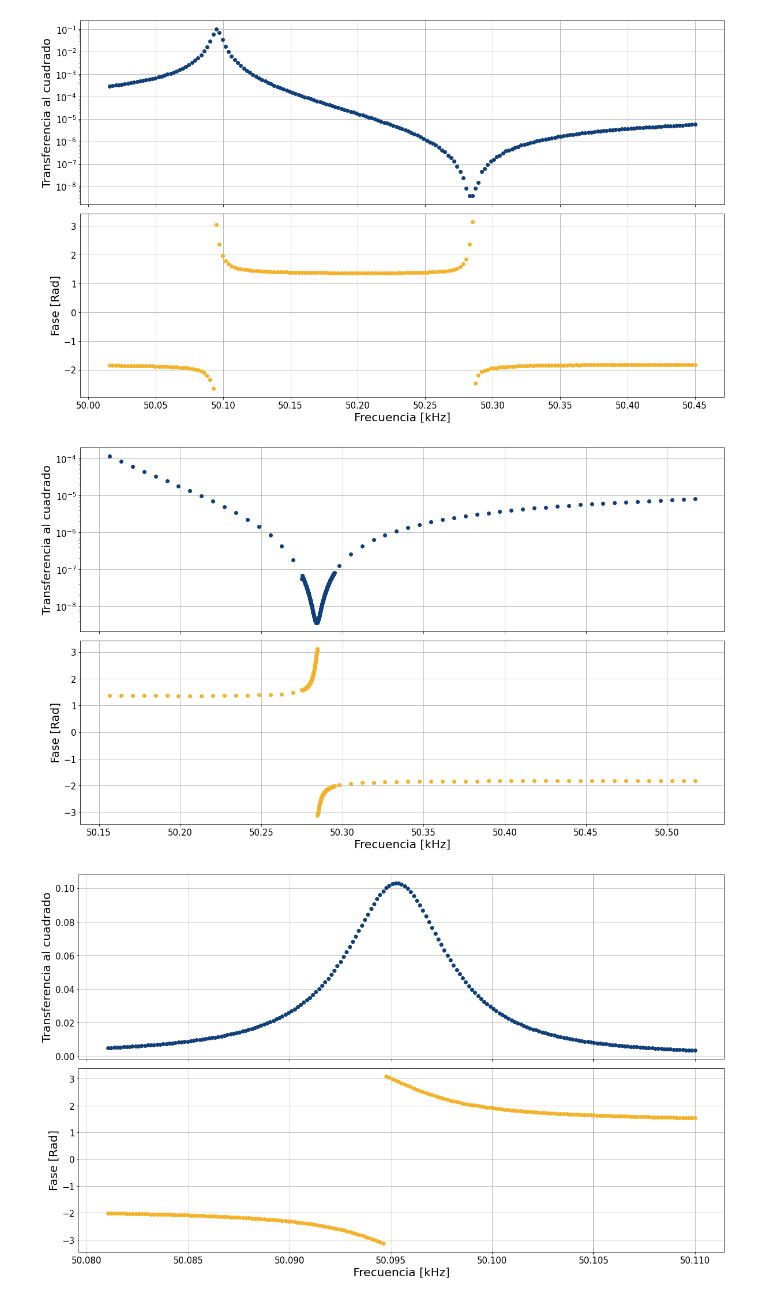
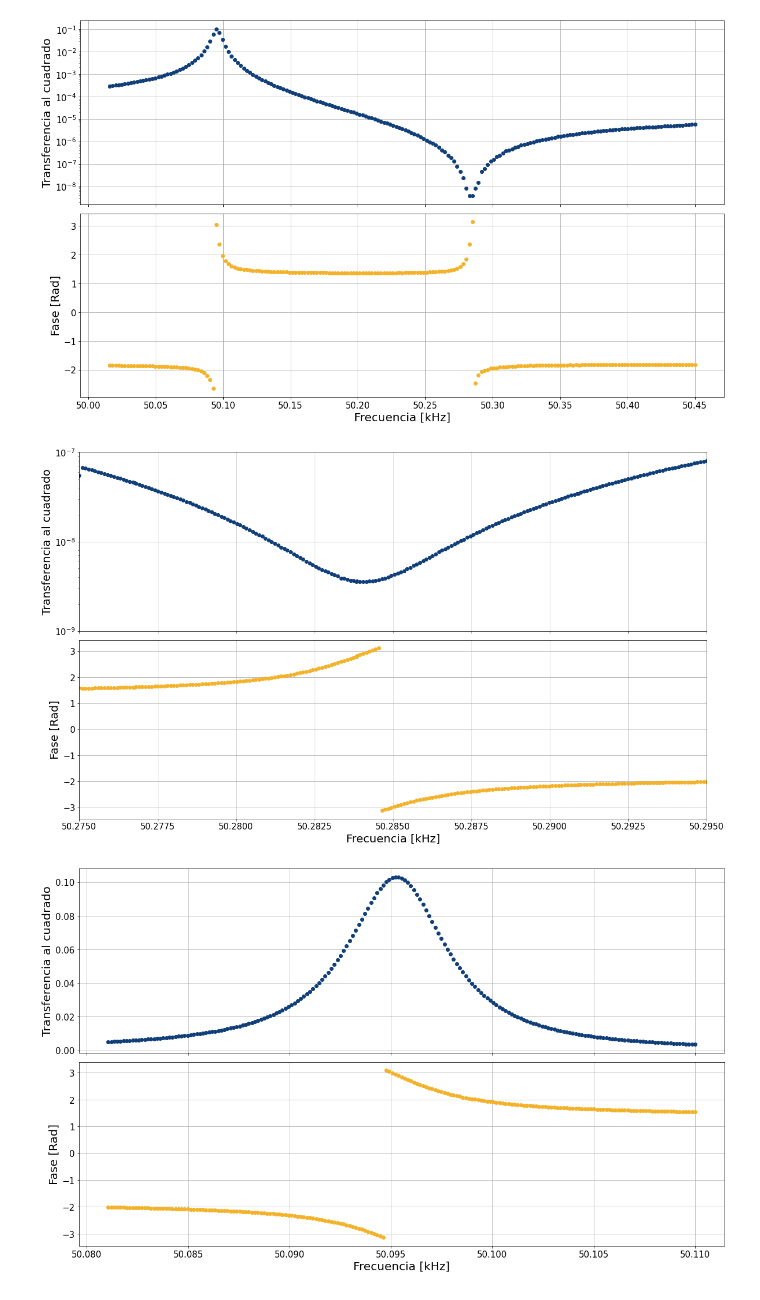
Before and after one commit to tdinapoli/labo-4, a Jupyter notebook: actividad_6/figuras.ipynb, the cells around one changed output. Cells and saved outputs as stored; diff of their text form; code cells hidden in the pictures.

```diff
--- a/actividad_6/figuras.ipynb
+++ b/actividad_6/figuras.ipynb
@@ -95,34 +111,38 @@ plt.show()
 fig, (axr, axt) = plt.subplots(2, figsize=(20,12), sharex=True)
 fig.subplots_adjust(hspace=0.05)
 
 n=1
 frecs = meds[n][8:60,0]/1000
 rs = meds[n][8:60,1]
 ts = meds[n][8:60,2]*2*np.pi/360
 
 n2 = 5
 frecs2 = meds[n2][:,0]/1000
 r2 = meds[n2][:,1]
 t2 = meds[n2][:,2]*2*np.pi/360
 
 axr.plot(frecs2, r2**2, 'o', c="#103f79")
 axr.plot(frecs, rs**2, 'o', c="#103f79",linewidth=2)
 axr.set_yscale("log")
 axr.set_ylabel("Transferencia al cuadrado", fontsize=20)
 axr.tick_params(labelsize=15)
+axr.set_ylim(1e-9,1e-7)
+axr.set_xlim([50.275,50.295])
+axr.axvline(52.84, c="red")
 axr.grid()
 
 axt.plot(frecs2, t2, 'o', c="#f3b229")
 axt.plot(frecs, ts, 'o', c="#f3b229")
 axt.set_xlabel("Frecuencia [kHz]", fontsize=20)
 axt.set_ylabel("Fase [Rad]", fontsize=20)
 axt.tick_params(labelsize=15)
 #axt.set_xticks(np.arange(50, 50.5, 0.05))
+
 axt.grid()
 
 plt.show()
 # %% [output]
-[figure, old version]
+[figure, new version]
 # %%
 %matplotlib inline
 
```
Also changed, not shown: parts of 8 cells of this notebook, 8 other files.
